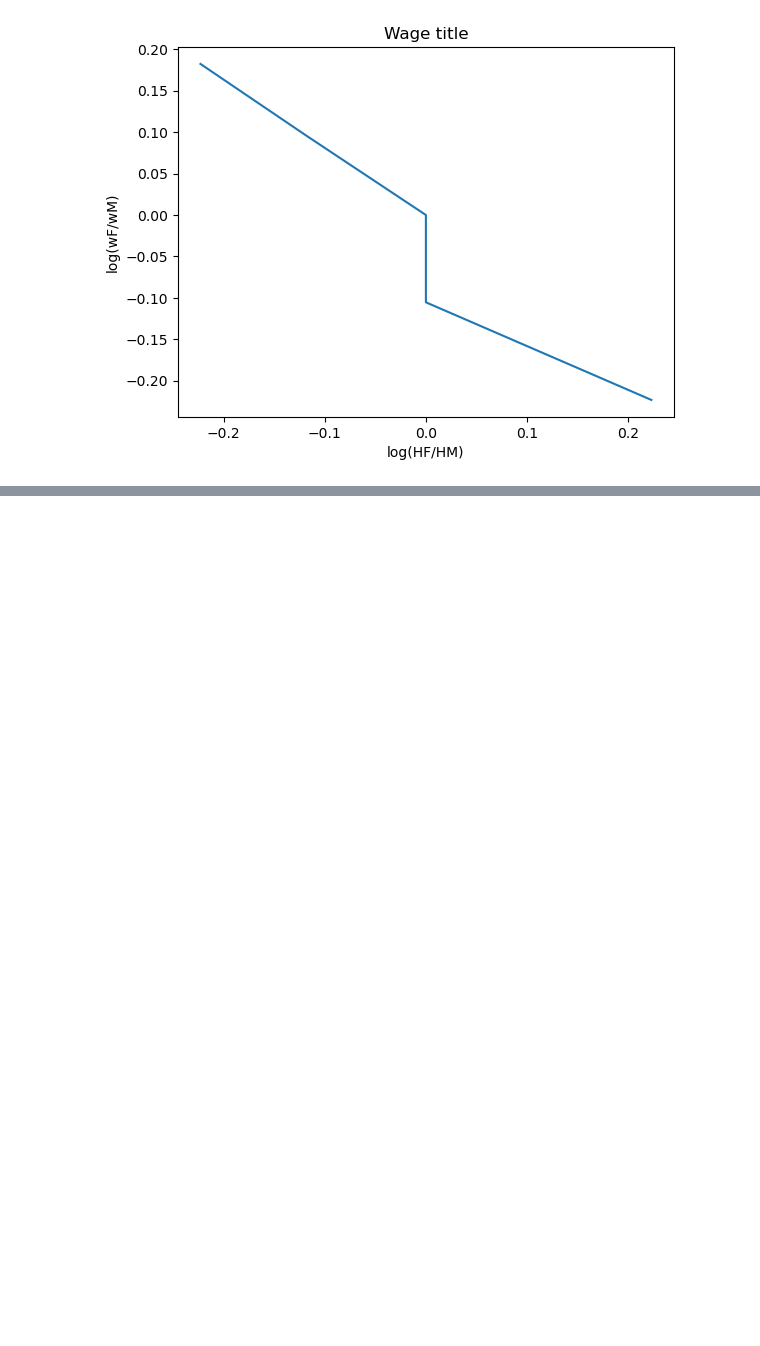
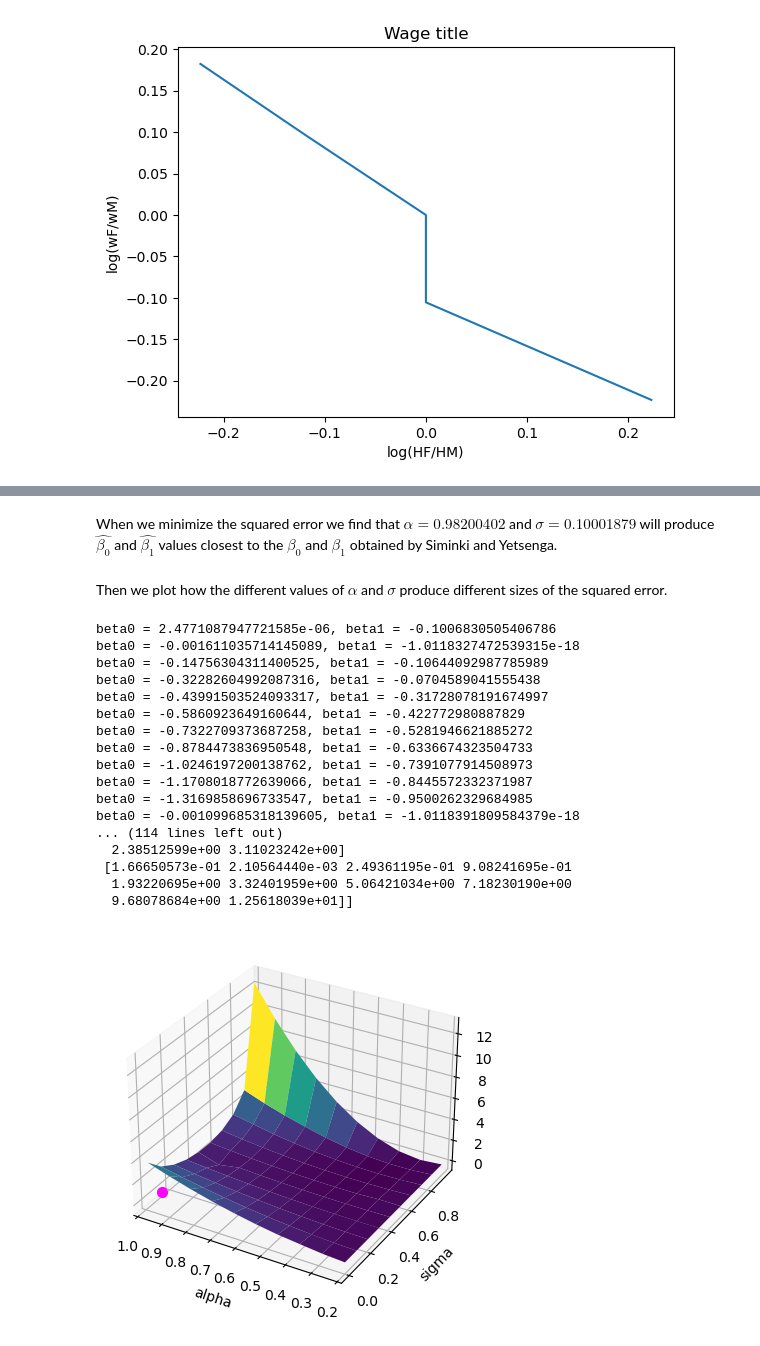
Before and after one commit to NumEconCopenhagen/projects-2023-team-norway, a Jupyter notebook: inauguralproject/inauguralproject.ipynb, the cells around one changed output, grey strips where cells are left out. Drawn from its saved outputs; the diff is of its cells as text; code cells hidden in the pictures; blank space fills up the shorter version.

```diff
--- a/inauguralproject/inauguralproject.ipynb
+++ b/inauguralproject/inauguralproject.ipynb
@@ -240,0 +272,55 @@ print(run)
+# %% [markdown]
+When we minimize the squared error we find that $\alpha = 0.98200402$ and $\sigma = 0.10001879$ will produce $\hat{\beta_0}$ and $\hat{\beta_1}$ values closest to the  $\beta_0 $ and $\beta_1$ obtained by Siminki and Yetsenga.
+# %% [markdown]
+Then we plot how the different values of $\alpha$ and $\sigma$ produce different sizes of the squared error.
+# %%
+# Define values for alpha, sigma, and error
+N = 10
+alpha_vec = np.linspace(0.2, 0.985, N)
+sigma_vec = np.linspace(0.001, 0.95, N)
+error_values = np.zeros((N, N))
+
+# Compute error values for all combinations of alpha and sigma
+for i, alpha in enumerate(alpha_vec):
+    model.par.alpha = alpha
+    for j, sigma in enumerate(sigma_vec):
+        model.par.sigma = sigma
+        model.solve_wF_vec()
+        model.run3_regression()
+        error_values[i, j] = ((model.par.beta0_target - model.sol.beta0)**2) + ((model.par.beta1_target - model.sol.beta1)**2)
+
+print(error_values)
+
+# Plot the 3D surface
+fig = plt.figure()
+ax = fig.add_subplot(111, projection='3d')
+alpha_mesh, sigma_mesh = np.meshgrid(alpha_vec, sigma_vec)
+ax.plot_surface(alpha_mesh, sigma_mesh, error_values, cmap='viridis')
+ax.set_xlim(1, 0.2)
+# ax.set_ylim(0.0, 1)
+# Add a red marker for the specified point
+ax.scatter(0.98200402, 0.10001879, 4.494499943063444e-10, color='magenta', s=50)
+
+ax.set_xlabel('alpha')
+ax.set_ylabel('sigma')
+ax.set_zlabel('error')
+plt.show()
+# %% [output]
+beta0 = 2.4771087947721585e-06, beta1 = -0.1006830505406786
+beta0 = -0.001611035714145089, beta1 = -1.0118327472539315e-18
+beta0 = -0.14756304311400525, beta1 = -0.10644092987785989
+beta0 = -0.32282604992087316, beta1 = -0.0704589041555438
+beta0 = -0.43991503524093317, beta1 = -0.31728078191674997
+beta0 = -0.5860923649160644, beta1 = -0.422772980887829
+beta0 = -0.7322709373687258, beta1 = -0.5281946621885272
+beta0 = -0.8784473836950548, beta1 = -0.6336674323504733
+beta0 = -1.0246197200138762, beta1 = -0.7391077914508973
+beta0 = -1.1708018772639066, beta1 = -0.8445572332371987
+beta0 = -1.3169858696733547, beta1 = -0.9500262329684985
+beta0 = -0.001099685318139605, beta1 = -1.0118391809584379e-18
+... (114 lines left out)
+  2.38512599e+00 3.11023242e+00]
+ [1.66650573e-01 2.10564440e-03 2.49361195e-01 9.08241695e-01
+  1.93220695e+00 3.32401959e+00 5.06421034e+00 7.18230190e+00
+  9.68078684e+00 1.25618039e+01]]
+[figure, added]
```
Also changed, not shown: parts of 35 cells of this notebook.
